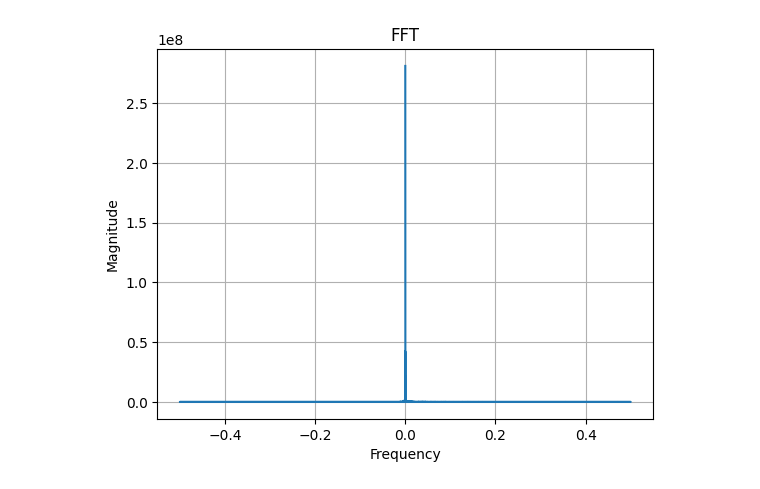
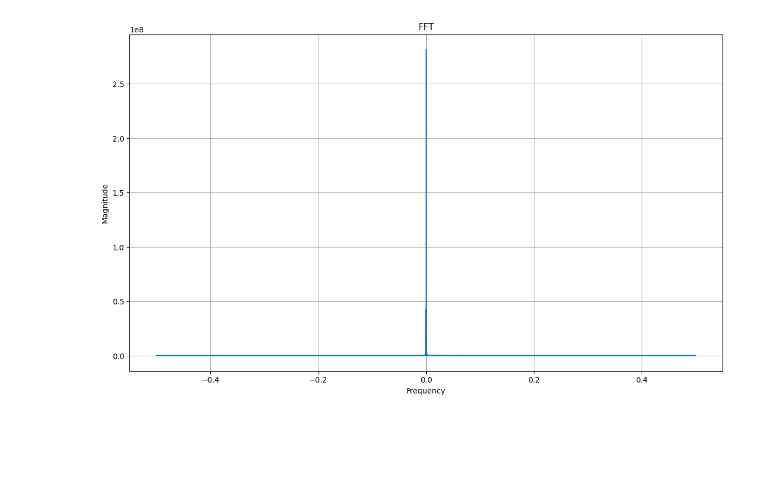
Before and after one commit to ilia-barynkin/udsp, a Jupyter notebook: issues/weights/weights.ipynb, the cells around one changed output. Drawn from its saved outputs; the diff is of its cells as text; code cells hidden in the pictures; blank space fills up the shorter version.

```diff
--- a/issues/weights/weights.ipynb
+++ b/issues/weights/weights.ipynb
@@ -19,12 +19,18 @@ sampled_data_raw = df["Q"]
 # %%
 # Perform FFT
 fft = np.fft.fft(sampled_data_raw, len(sampled_data_raw))
 freq = np.fft.fftfreq(len(sampled_data_raw))
-plt.figure()
+
+width_px = 1400
+height_px = 800
+dpi = plt.rcParams['figure.dpi']
+
+# Plot FFT
+plt.figure(figsize=(width_px/dpi, height_px/dpi), dpi=dpi)
 plt.plot(freq, np.abs(fft))
 plt.xlabel('Frequency')
 plt.ylabel('Magnitude')
 plt.title('FFT')
 plt.grid(True)
 # %% [output]
-[figure, old version]
+[figure, new version]
```
Also changed, not shown: parts of 3 cells of this notebook.
